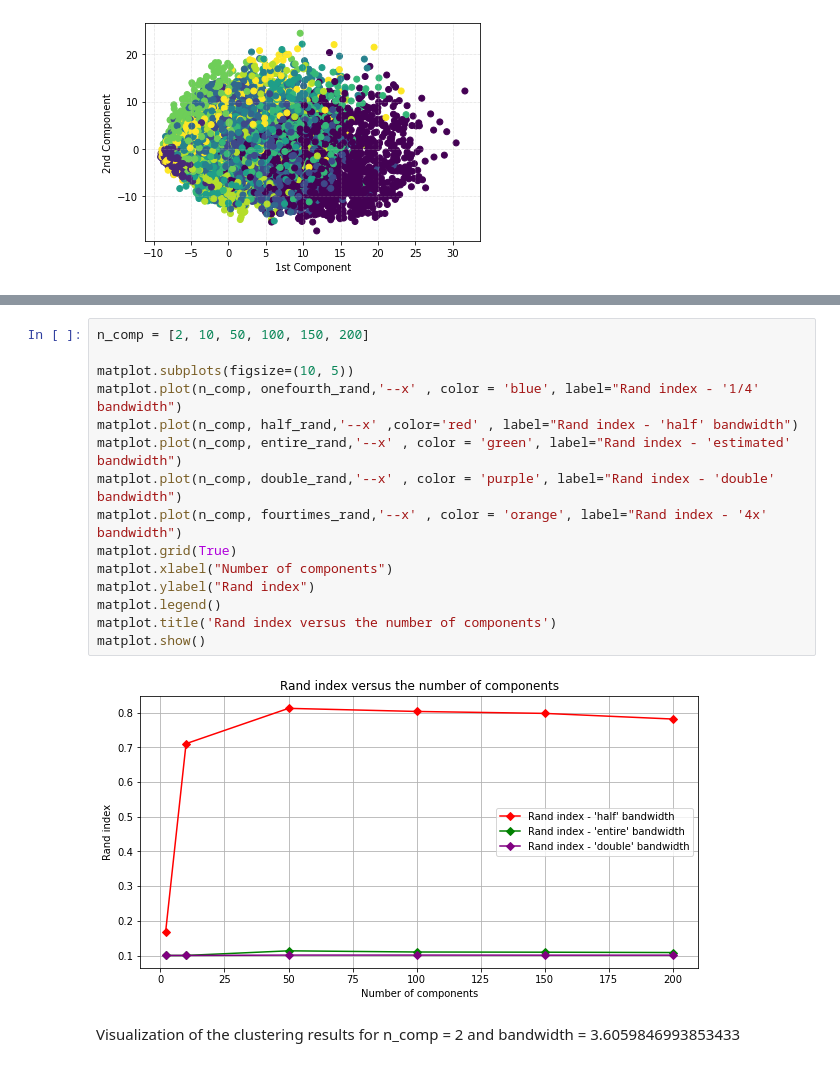
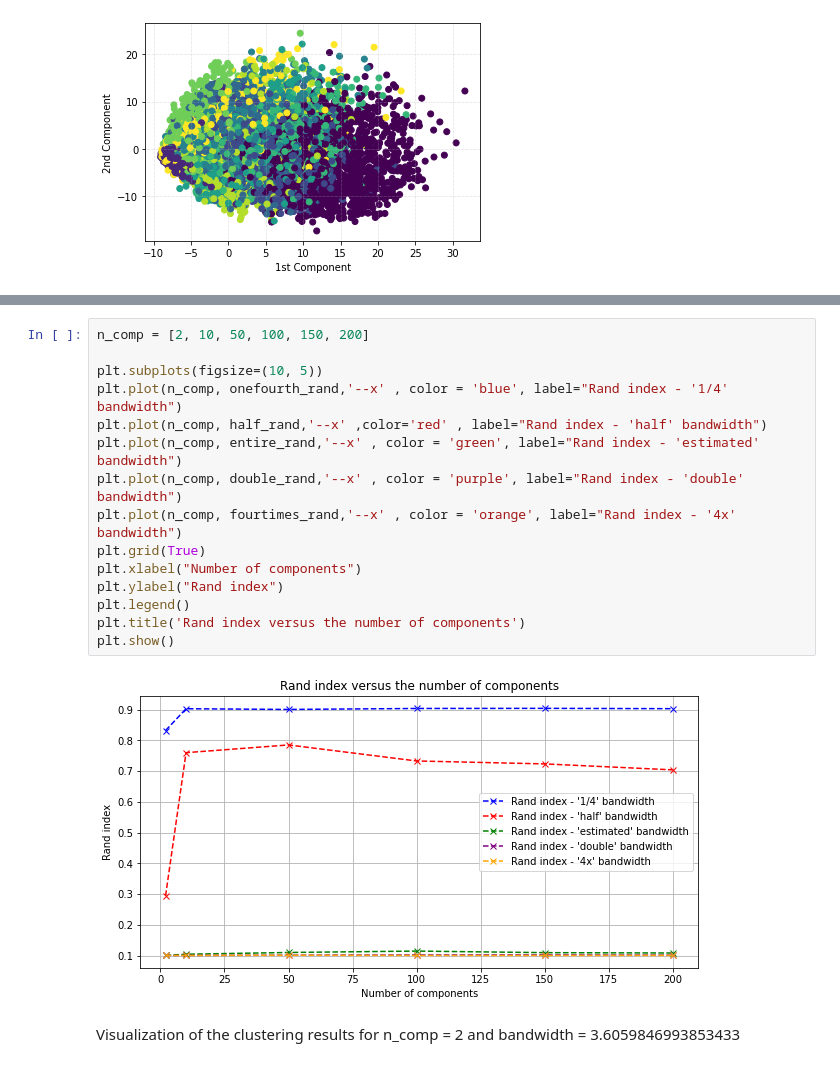
Before and after one commit to NicolaAggio/Handwritten-digit-clustering, a Jupyter notebook: models/MeanShift.ipynb, the cells around one changed output, grey strips where cells are left out. Saved outputs shown, nothing was run; the diff lists cells and outputs as text.

```diff
--- a/models/MeanShift.ipynb
+++ b/models/MeanShift.ipynb
@@ -169,20 +181,20 @@ matplot.show()
 # %%
 n_comp = [2, 10, 50, 100, 150, 200]
 
-matplot.subplots(figsize=(10, 5))
-matplot.plot(n_comp, onefourth_rand,'--x' , color = 'blue', label="Rand index - '1/4' bandwidth")
-matplot.plot(n_comp, half_rand,'--x' ,color='red' , label="Rand index - 'half' bandwidth")
-matplot.plot(n_comp, entire_rand,'--x' , color = 'green', label="Rand index - 'estimated' bandwidth")
-matplot.plot(n_comp, double_rand,'--x' , color = 'purple', label="Rand index - 'double' bandwidth")
-matplot.plot(n_comp, fourtimes_rand,'--x' , color = 'orange', label="Rand index - '4x' bandwidth")
-matplot.grid(True)
-matplot.xlabel("Number of components")
-matplot.ylabel("Rand index")
-matplot.legend()
-matplot.title('Rand index versus the number of components')
-matplot.show()
+plt.subplots(figsize=(10, 5))
+plt.plot(n_comp, onefourth_rand,'--x' , color = 'blue', label="Rand index - '1/4' bandwidth")
+plt.plot(n_comp, half_rand,'--x' ,color='red' , label="Rand index - 'half' bandwidth")
+plt.plot(n_comp, entire_rand,'--x' , color = 'green', label="Rand index - 'estimated' bandwidth")
+plt.plot(n_comp, double_rand,'--x' , color = 'purple', label="Rand index - 'double' bandwidth")
+plt.plot(n_comp, fourtimes_rand,'--x' , color = 'orange', label="Rand index - '4x' bandwidth")
+plt.grid(True)
+plt.xlabel("Number of components")
+plt.ylabel("Rand index")
+plt.legend()
+plt.title('Rand index versus the number of components')
+plt.show()
 # %% [output]
-[figure, old version]
+[figure, new version]
 # %% [markdown]
 Visualization of the clustering results for n_comp = 2 and bandwidth = 3.6059846993853433
 # %%
```
Also changed, not shown: parts of 3 cells of this notebook.
